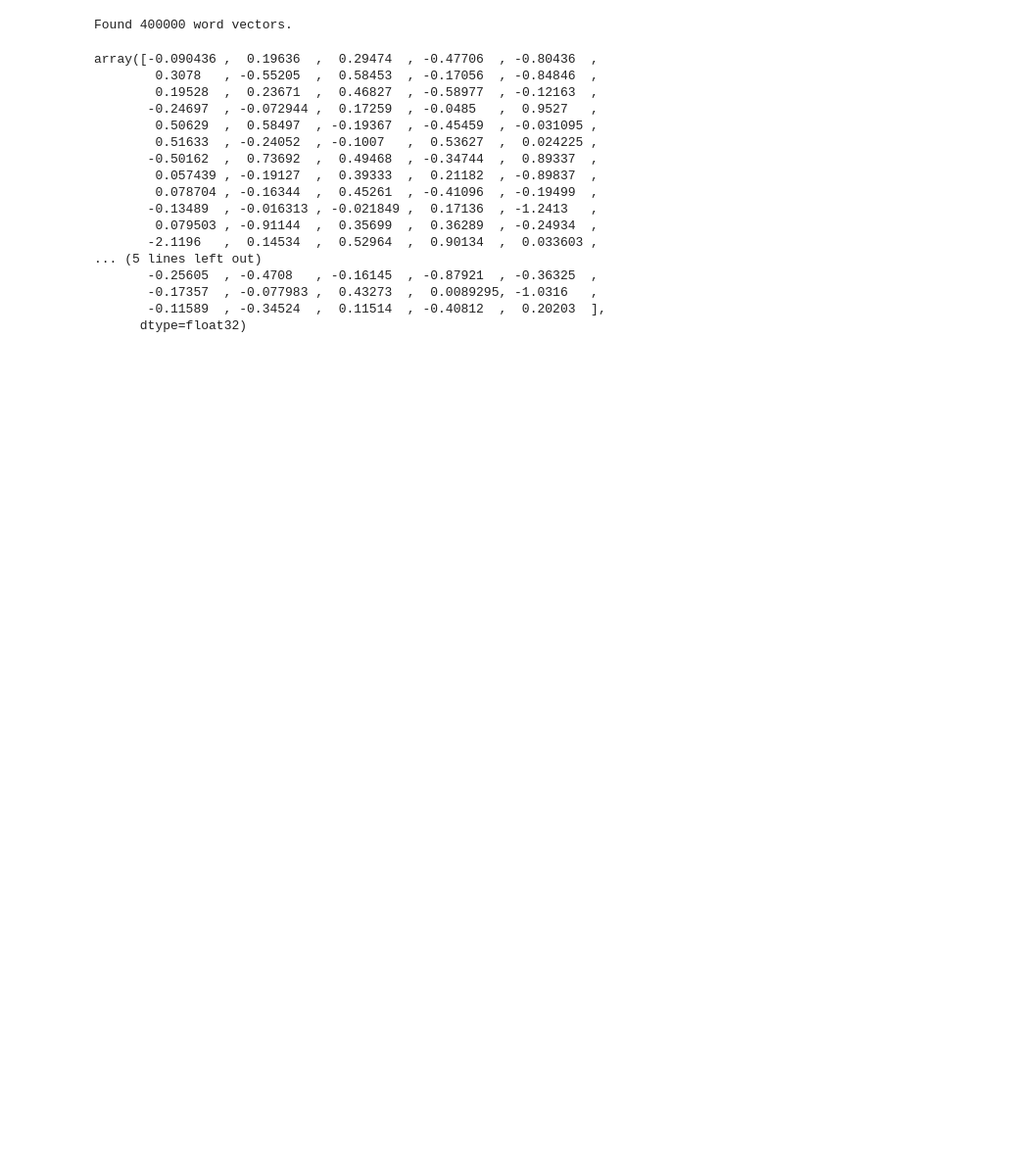
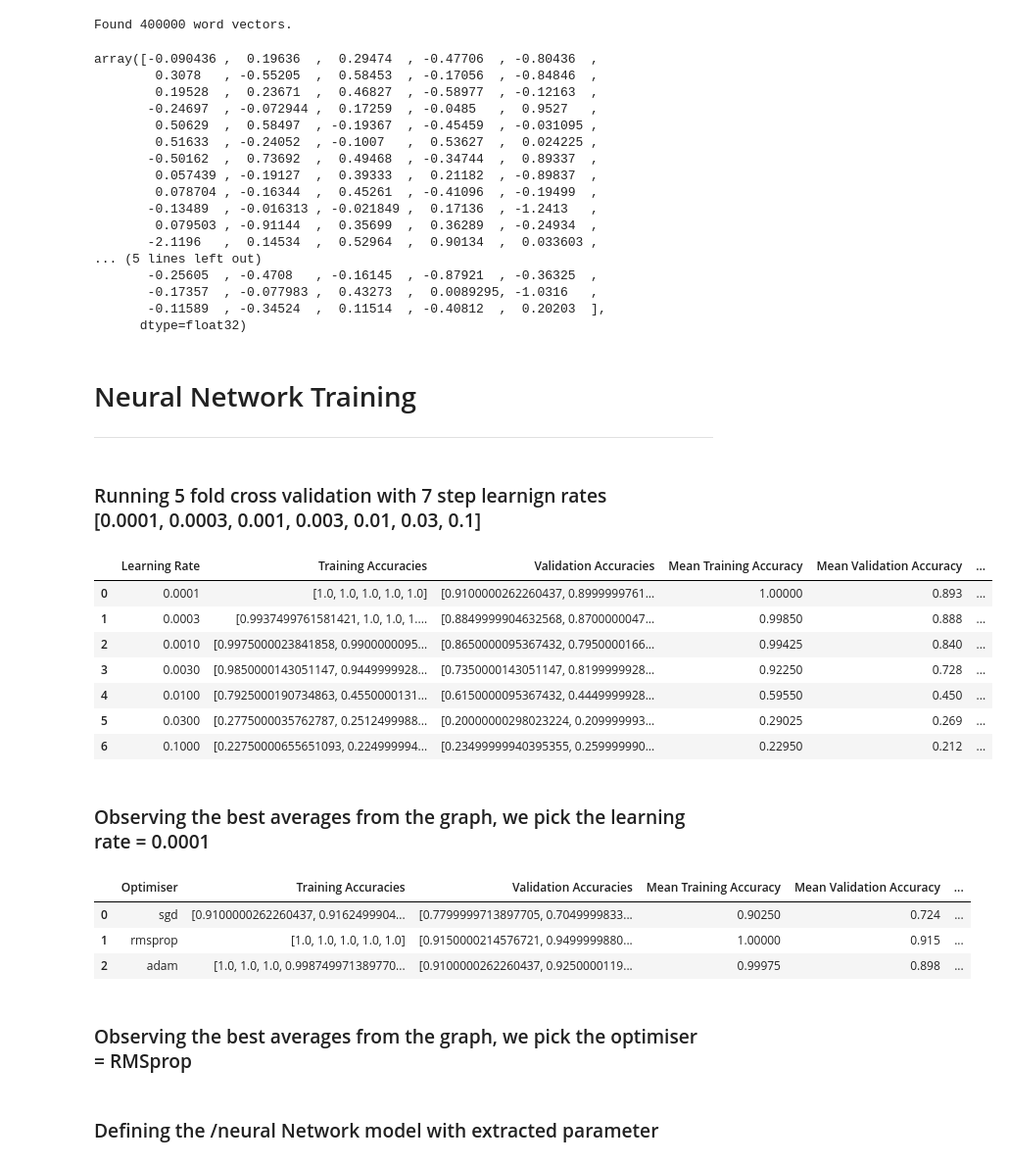
Before and after one commit to rkapoor1999/I_GloVe_News, a Jupyter notebook: main.ipynb, the cells around one changed output. Shown: that part at 98% size. Drawn from its saved outputs; the diff is of its cells as text; code cells hidden in the pictures; blank space fills up the shorter version.

Commit message:
Updates K-Fold Cross validation section

```diff
--- a/main.ipynb
+++ b/main.ipynb
@@ -101 +184,6 @@ for word, i in word_index.items():
 max_len = len(max(sequences, key=len))
+# %% [markdown]
+# Neural Network Training
+---
+# %% [markdown]
+### Running 5 fold cross validation with 7 step learnign rates <br> [0.0001, 0.0003, 0.001, 0.003, 0.01, 0.03, 0.1]
@@ -101,0 +239,16 @@ max_len = len(max(sequences, key=len))
+# %%
+results_lr = nn_learningrate_variable(data, y)
+lr_variation_df = pd.DataFrame(results_lr)
+# %%
+lr_variation_df
+# %% [output]
+|  | Learning Rate | Training Accuracies | Validation Accuracies | Mean Training Accuracy | Mean Validation Accuracy | ... |
+| 0 | 0.0001 | [1.0, 1.0, 1.0, 1.0, 1.0] | [0.9100000262260437, 0.8999999761... | 1.00000 | 0.893 | ... |
+| 1 | 0.0003 | [0.9937499761581421, 1.0, 1.0, 1.... | [0.8849999904632568, 0.8700000047... | 0.99850 | 0.888 | ... |
+| 2 | 0.0010 | [0.9975000023841858, 0.9900000095... | [0.8650000095367432, 0.7950000166... | 0.99425 | 0.840 | ... |
+| 3 | 0.0030 | [0.9850000143051147, 0.9449999928... | [0.7350000143051147, 0.8199999928... | 0.92250 | 0.728 | ... |
+| 4 | 0.0100 | [0.7925000190734863, 0.4550000131... | [0.6150000095367432, 0.4449999928... | 0.59550 | 0.450 | ... |
+| 5 | 0.0300 | [0.2775000035762787, 0.2512499988... | [0.20000000298023224, 0.209999993... | 0.29025 | 0.269 | ... |
+| 6 | 0.1000 | [0.22750000655651093, 0.224999994... | [0.23499999940395355, 0.259999990... | 0.22950 | 0.212 | ... |
+# %% [markdown]
+### Observing the best averages from the graph, we pick the learning rate = 0.0001
@@ -102 +311,12 @@ max_len = len(max(sequences, key=len))
+# %%
+optimizer_variation_df
+# %% [output]
+|  | Optimiser | Training Accuracies | Validation Accuracies | Mean Training Accuracy | Mean Validation Accuracy | ... |
+| 0 | sgd | [0.9100000262260437, 0.9162499904... | [0.7799999713897705, 0.7049999833... | 0.90250 | 0.724 | ... |
+| 1 | rmsprop | [1.0, 1.0, 1.0, 1.0, 1.0] | [0.9150000214576721, 0.9499999880... | 1.00000 | 0.915 | ... |
+| 2 | adam | [1.0, 1.0, 1.0, 0.998749971389770... | [0.9100000262260437, 0.9250000119... | 0.99975 | 0.898 | ... |
+# %% [markdown]
+### Observing the best averages from the graph, we pick the optimiser = RMSprop
+# %% [markdown]
+### Defining the /neural Network model with extracted parameter
 # %%
```
Also changed, not shown: parts of 29 cells of this notebook.
